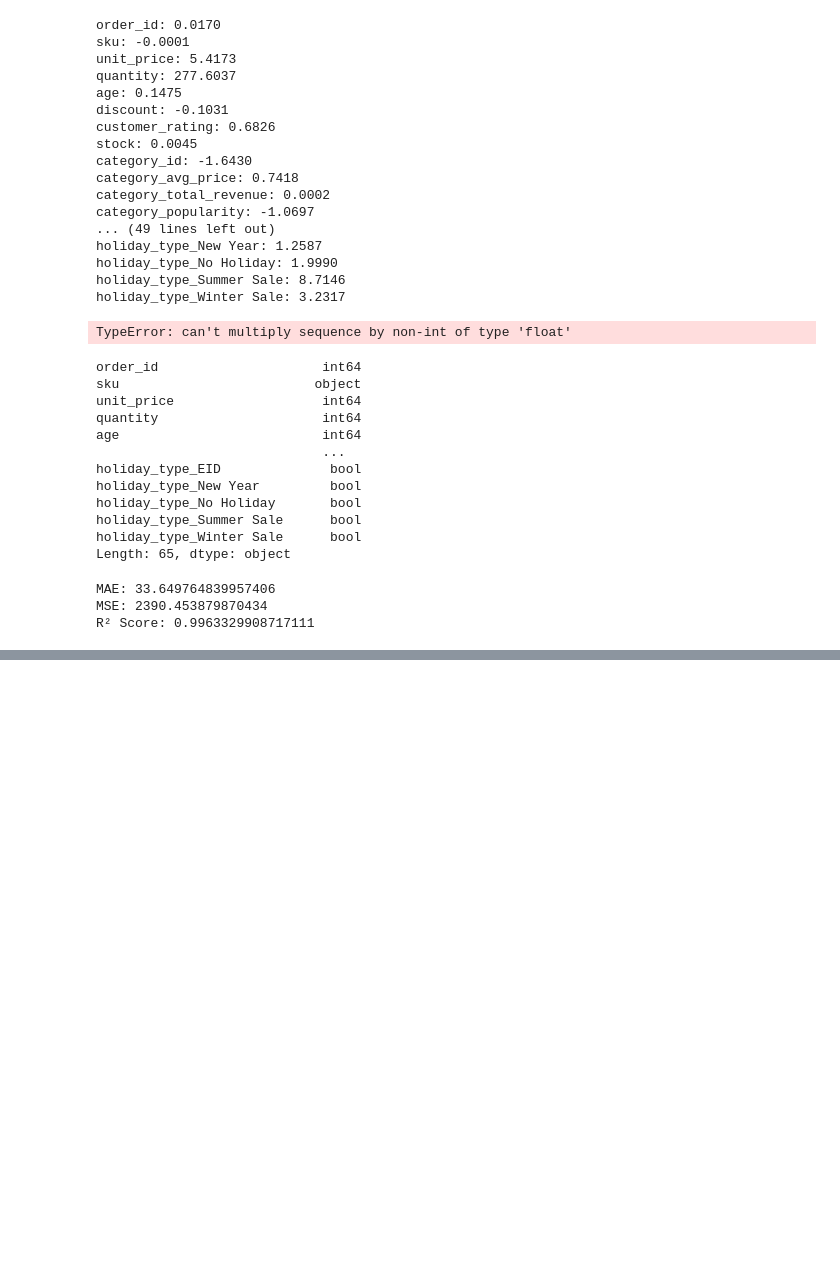
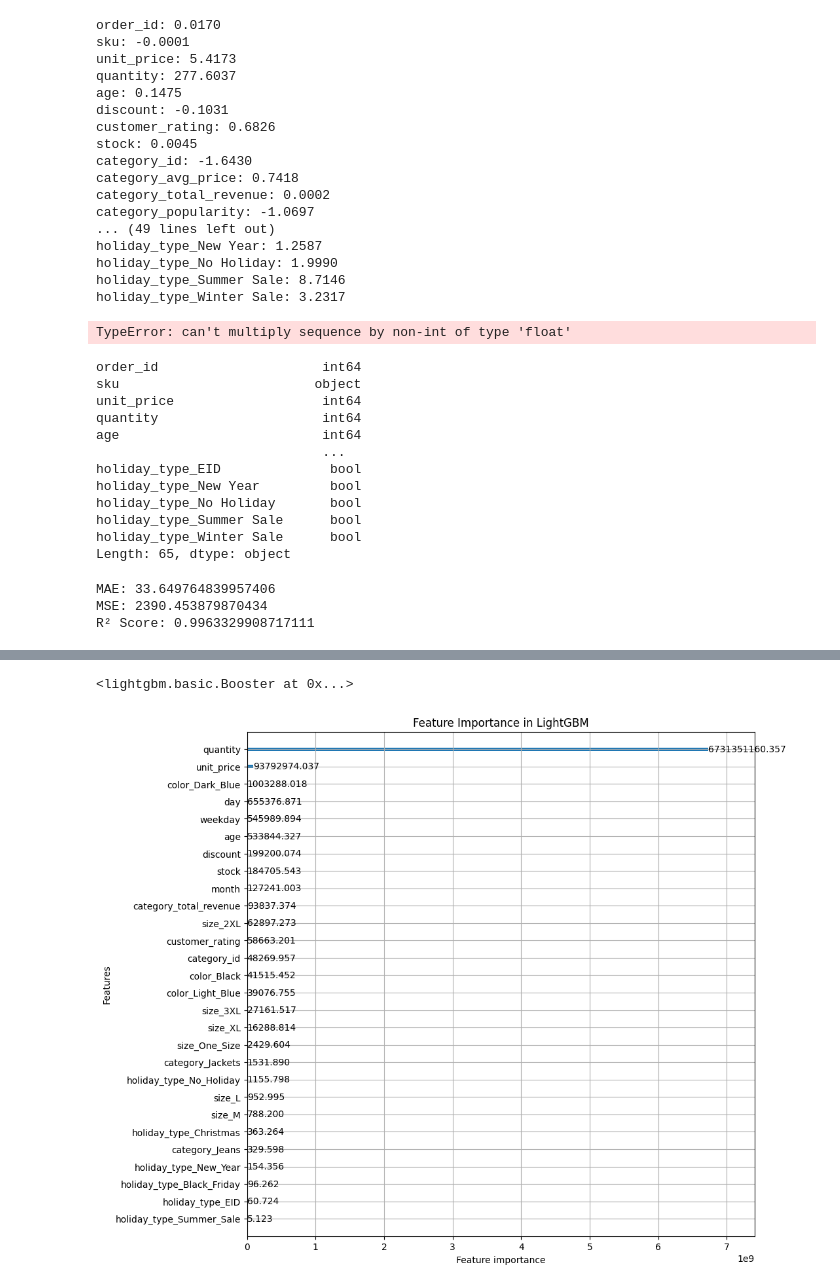
Before and after one commit to AaliyanShuja/SalesPrediction, a Jupyter notebook: SalesPrediction.ipynb, the cells around one changed output, grey strips where cells are left out. Saved outputs shown, nothing was run; the diff lists cells and outputs as text; code cells hidden in the pictures; blank space fills up the shorter version.

```diff
--- a/SalesPrediction.ipynb
+++ b/SalesPrediction.ipynb
@@ -834,0 +925,33 @@ X.columns = X.columns.str.replace(" ", "_", regex=True)
+# %%
+best_params = {
+    "objective": "regression",
+    "metric": "mae",
+    "boosting_type": "gbdt",
+    "learning_rate": 0.058523491625372744,
+    "num_leaves": 120,
+    "min_data_in_leaf": 28,
+    "max_depth": 10,
+    "feature_fraction": 0.9905142034359347,
+    "bagging_fraction": 0.9317144090156317,
+    "bagging_freq": 3,
+    "lambda_l1": 0.00026560811315900573,
+    "lambda_l2": 0.0031119611676567564,
+    "verbosity": -1,
+}
+
+# Train with best hyperparameters
+final_model = lgb.train(
+    best_params,
+    lgb.Dataset(X_train, label=y_train),
+    num_boost_round=1000,
+    valid_sets=[lgb.Dataset(X_test, label=y_test)],
+    valid_names=["valid"],
+    callbacks=[lgb.log_evaluation(100)]  # Log every 100 rounds
+)
+
+# Make final predictions
+y_pred = final_model.predict(X_test)
+
+# Evaluate model
+mae = mean_absolute_error(y_test, y_pred)
+print(f"Final Model MAE: {mae:.4f}")
@@ -834,0 +970,4 @@ X.columns = X.columns.str.replace(" ", "_", regex=True)
+# %%
+final_model.save_model("lightgbm_model.txt")
+# %% [output]
+<lightgbm.basic.Booster at 0x...>
@@ -834,0 +979,7 @@ X.columns = X.columns.str.replace(" ", "_", regex=True)
+# %%
+
+lgb.plot_importance(final_model, importance_type="gain", figsize=(10, 10))
+plt.title("Feature Importance in LightGBM")
+plt.show()
+# %% [output]
+[figure, added]
```
Also changed, not shown: parts of 5 cells of this notebook.
